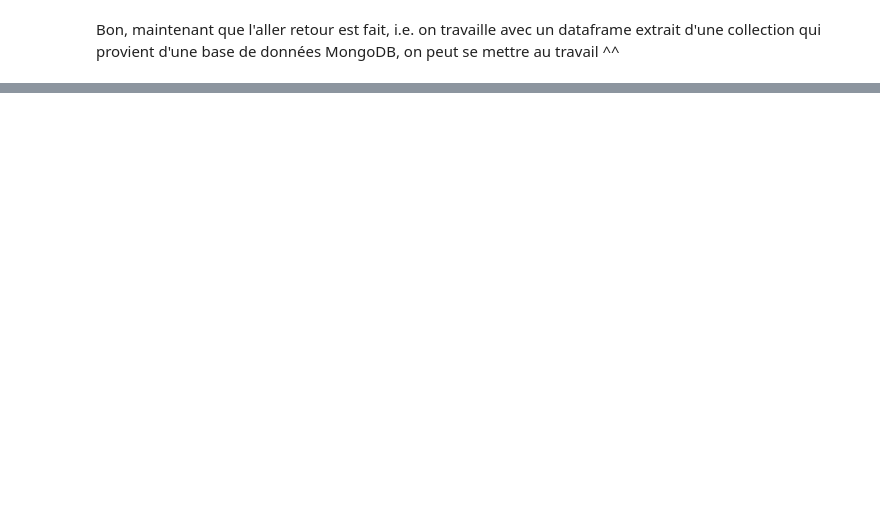
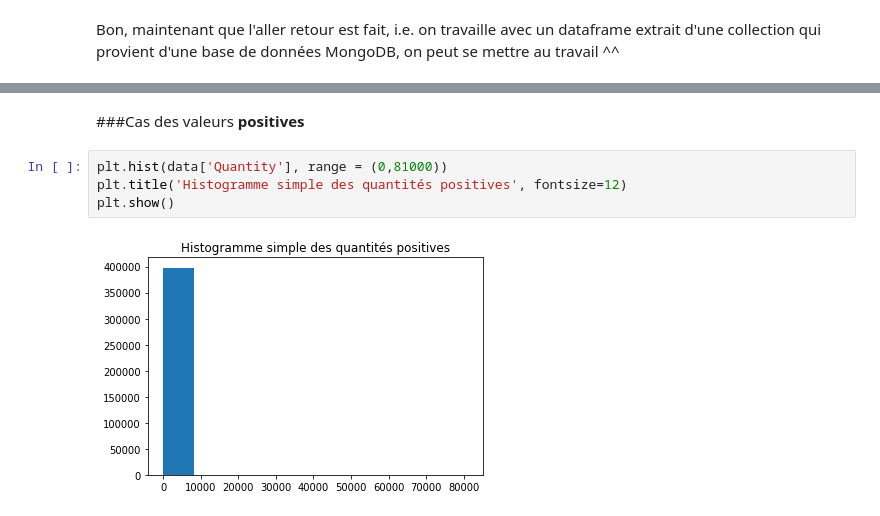
Before and after one commit to federicoding/TestTechnique, a Jupyter notebook: Analyse.ipynb, the cells around one changed output, grey strips where cells are left out. Saved outputs shown, nothing was run; the diff lists cells and outputs as text; blank space fills up the shorter version.

```diff
--- a/Analyse.ipynb
+++ b/Analyse.ipynb
@@ -44,0 +224,8 @@ Bon, maintenant que l'aller retour est fait, i.e. on travaille avec un dataframe
+# %% [markdown]
+###Cas des valeurs **positives**
+# %%
+plt.hist(data['Quantity'], range = (0,81000))
+plt.title('Histogramme simple des quantités positives', fontsize=12)
+plt.show()
+# %% [output]
+[figure, added]
```
Also changed, not shown: parts of 105 cells of this notebook.
